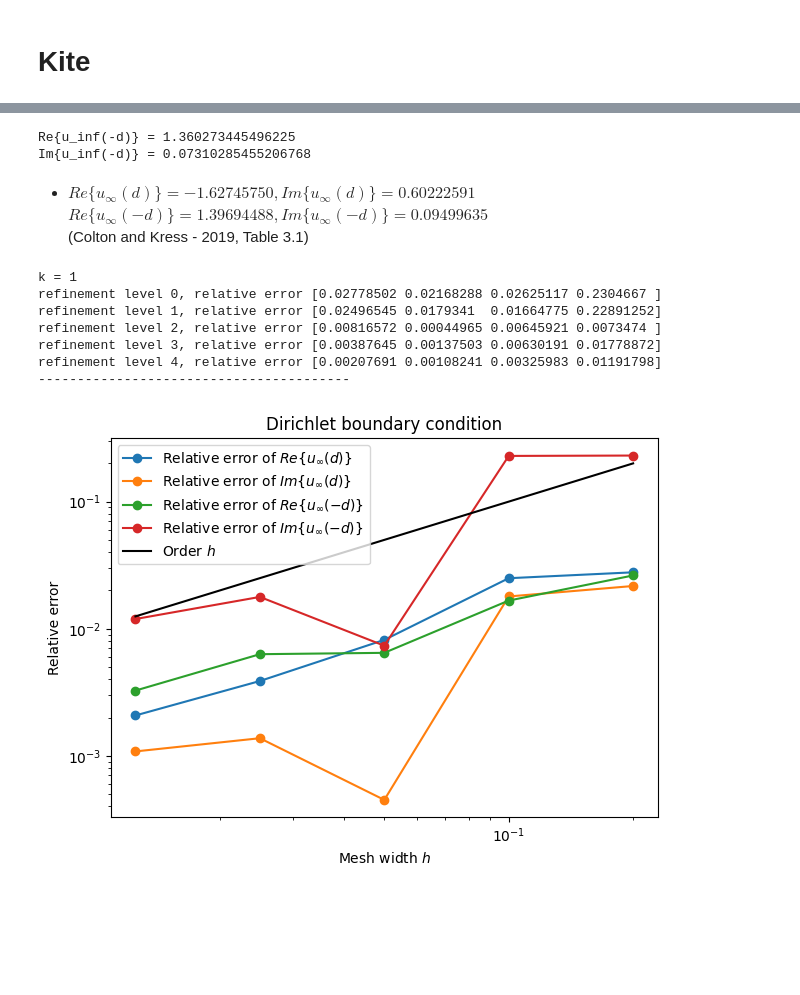
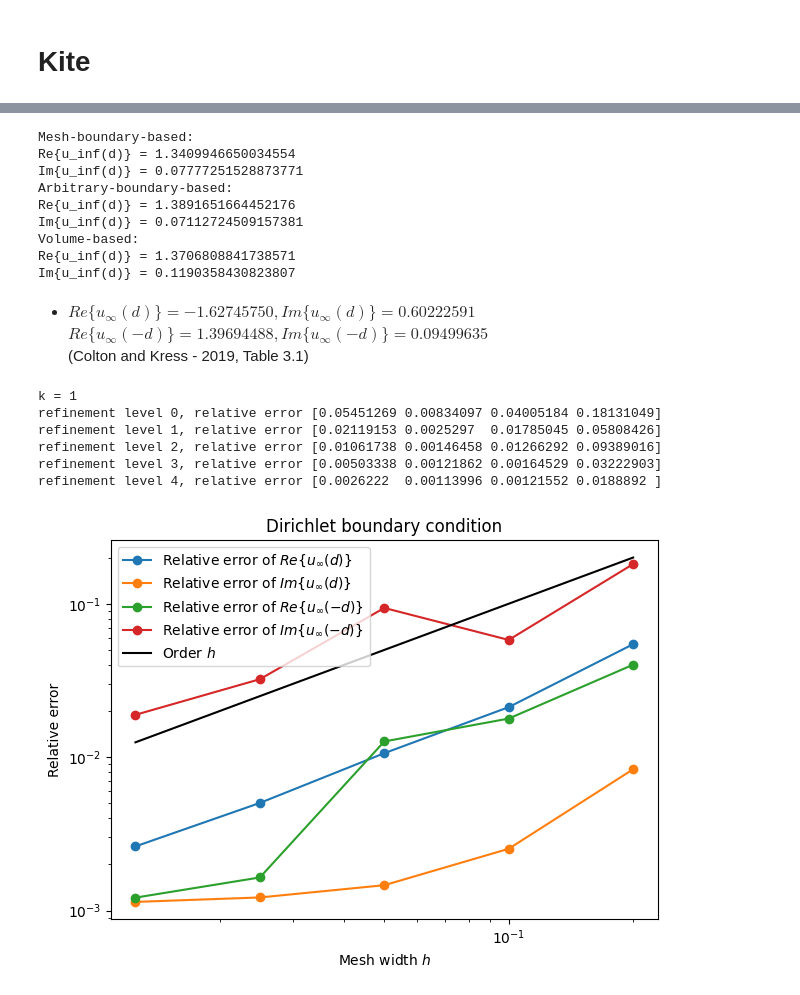
Before and after one commit to gninr/scattering, a Jupyter notebook: plane_wave.ipynb, the cells around one changed output, grey strips where cells are left out. Drawn from its saved outputs; the diff is of its cells as text; code cells hidden in the pictures; blank space fills up the shorter version.

```diff
--- a/plane_wave.ipynb
+++ b/plane_wave.ipynb
@@ -66,5 +92,3 @@ g_fct = dirichlet_bc(k, d)
-# %%
-uh = solve(mesh, k, a1, b1, g_fct)
 # %%
 plot_field(uh, a0, a1, b0, b1)
 # %% [output]
@@ -72,6 +96,3 @@ plot_field(uh, a0, a1, b0, b1)
 # %%
-X = fd.SpatialCoordinate(mesh)
-xd = fd.dot(fd.as_vector(d), X)
-inc = (fd.cos(k * xd), fd.cos(k * xd))
 plot_far_field(k, uh, inc)
 # %% [output]
@@ -86,10 +133,28 @@ Im{u_inf(d)} = 0.6152839049227037
 # %%
-u_inf_re, u_inf_im = far_field(k, uh, np.pi, inc)
-print("Re{u_inf(-d)} =", u_inf_re)
-print("Im{u_inf(-d)} =", u_inf_im)
+u_inf = far_field(k, uh, np.pi, inc)
+print("Mesh-boundary-based:")
+print("Re{u_inf(d)} =", u_inf[0])
+print("Im{u_inf(d)} =", u_inf[1])
+
+u_inf = far_field(k, uh, np.pi, inc, boundary=4)
+print("Arbitrary-boundary-based:")
+print("Re{u_inf(d)} =", u_inf[0])
+print("Im{u_inf(d)} =", u_inf[1])
+
+u_inf = far_field_vol(k, uh, np.pi, R0, R1, inc)
+print("Volume-based:")
+print("Re{u_inf(d)} =", u_inf[0])
+print("Im{u_inf(d)} =", u_inf[1])
 # %% [output]
-Re{u_inf(-d)} = 1.360273445496225
-Im{u_inf(-d)} = 0.07310285455206768
+Mesh-boundary-based:
+Re{u_inf(d)} = 1.3409946650034554
+Im{u_inf(d)} = 0.07777251528873771
+Arbitrary-boundary-based:
+Re{u_inf(d)} = 1.3891651664452176
+Im{u_inf(d)} = 0.07112724509157381
+Volume-based:
+Re{u_inf(d)} = 1.3706808841738571
+Im{u_inf(d)} = 0.1190358430823807
 # %% [markdown]
 - $Re\{u_\infty(d)\} = −1.62745750, Im\{u_\infty(d)\} = 0.60222591$
     $Re\{u_\infty(-d)\} = 1.39694488, Im\{u_\infty(-d)\} = 0.09499635$
@@ -103,51 +167,60 @@ u_inf_ref = np.array([-1.62745750, 0.60222591, 1.39694488, 0.09499635])
 # %%
 mesh_hierarchy = []
-for level in levels:
-    # mesh_hierarchy.append(generate_mesh(a0, a1, b0, b1, "kite", level))
-    mesh_hierarchy.append(fd.Mesh("kite" + str(level) + ".msh"))
+if cached_mesh:
+    for level in levels:
+        mesh_hierarchy.append(fd.Mesh(shape + str(level) + ".msh"))
+else:
+    for level in levels:
+        mesh_hierarchy.append(generate_mesh(a0, a1, b0, b1, shape, h0, level, R0=R0, R1=R1))
+
+# mesh_hierarchy = fd.MeshHierarchy(mesh, max_level)
+# %%
+k = 1
+
+if k == 1:
+    u_inf_ref = np.array([-1.62745750, 0.60222591, 1.39694488, 0.09499635])
+if k == 5:
+    u_inf_ref = np.array([-2.47554380, 1.68747937, -0.19945787, 0.06015893])
 # %%
 # Dirichlet problem
-neumann = False
-k = 1
 print(f"k = {k}")
-g_fct = dirichlet_bc(k, d)
 errors = []
 for level in levels:
     m = mesh_hierarchy[level]
-    uh = solve(m, k, a1, b1, g_fct, neumann)
+    x = fd.SpatialCoordinate(m)
+    kdx = k * fd.dot(d, x)
+    inc = fd.as_vector((fd.cos(kdx), fd.sin(kdx)))
+    g = -inc
 
-    X = fd.SpatialCoordinate(m)
-    xd = fd.dot(fd.as_vector(d), X)
-    inc = (fd.cos(k * xd), fd.cos(k * xd))
+    uh = solve(m, k, a0, a1, b0, b1, g, annular=annular)
+
     u_inf = np.empty(4)
     u_inf[0], u_inf[1] = far_field(k, uh, 0, inc)
     u_inf[2], u_inf[3] = far_field(k, uh, np.pi, inc)
     rel_err = np.abs((u_inf - u_inf_ref) / u_inf_ref)
     print(f"refinement level {level}, relative error {rel_err}")
     errors.append(rel_err)
 errors = np.array(errors)
 plt.loglog(hs, errors[:, 0], "-o",
            label=r"Relative error of $Re\{u_\infty(d)\}$")
 plt.loglog(hs, errors[:, 1], "-o",
            label=r"Relative error of $Im\{u_\infty(d)\}$")
 plt.loglog(hs, errors[:, 2], "-o",
            label=r"Relative error of $Re\{u_\infty(-d)\}$")
 plt.loglog(hs, errors[:, 3], "-o",
            label=r"Relative error of $Im\{u_\infty(-d)\}$")
-print("----------------------------------------")
 
 plt.loglog(hs, hs, "k", label=r"Order $h$")
 plt.legend()
 plt.xlabel(r"Mesh width $h$")
 plt.ylabel("Relative error")
 plt.title("Dirichlet boundary condition")
 plt.tight_layout()
 # %% [output]
 k = 1
-refinement level 0, relative error [0.02778502 0.02168288 0.02625117 0.2304667 ]
-refinement level 1, relative error [0.02496545 0.0179341  0.01664775 0.22891252]
-refinement level 2, relative error [0.00816572 0.00044965 0.00645921 0.0073474 ]
-refinement level 3, relative error [0.00387645 0.00137503 0.00630191 0.01778872]
-refinement level 4, relative error [0.00207691 0.00108241 0.00325983 0.01191798]
-----------------------------------------
+refinement level 0, relative error [0.05451269 0.00834097 0.04005184 0.18131049]
+refinement level 1, relative error [0.02119153 0.0025297  0.01785045 0.05808426]
+refinement level 2, relative error [0.01061738 0.00146458 0.01266292 0.09389016]
+refinement level 3, relative error [0.00503338 0.00121862 0.00164529 0.03222903]
+refinement level 4, relative error [0.0026222  0.00113996 0.00121552 0.0188892 ]
-[figure, old version]
+[figure, new version]
```
Also changed, not shown: parts of 21 cells of this notebook, 3 other files.
